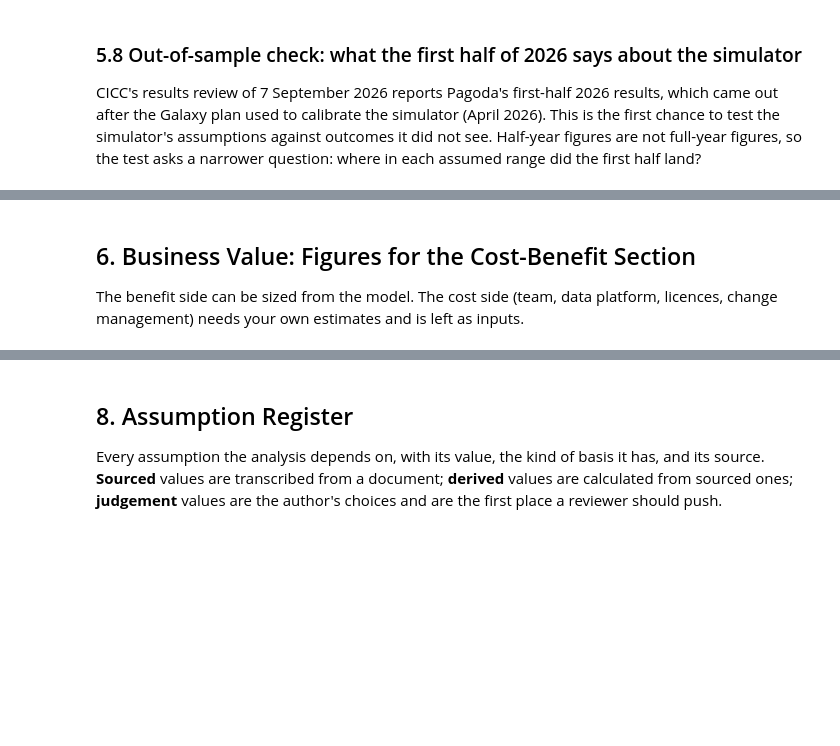
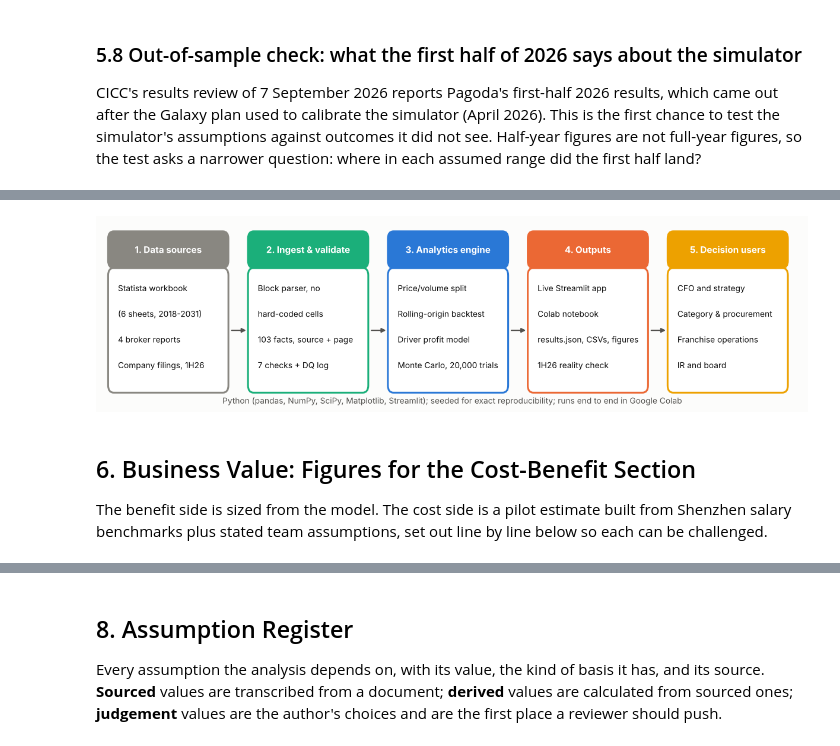
Before and after one commit to andrizomai/Pagoda-Business-Analytics-, a Jupyter notebook: pagoda_capstone_analytics_(MSBA).ipynb, the cells around one changed output, grey strips where cells are left out. Cells and saved outputs as stored; diff of their text form; code cells hidden in the pictures; blank space fills up the shorter version.

```diff
--- a/pagoda_capstone_analytics_(MSBA).ipynb
+++ b/pagoda_capstone_analytics_(MSBA).ipynb
@@ -1261,6 +1298,28 @@ The simulator's ranges are left unchanged so its results stay comparable with ea
+# %%
+from matplotlib.patches import FancyBboxPatch
+layers = [("1. Data sources", ["Statista workbook", "(6 sheets, 2018-2031)", "4 broker reports", "Company filings, 1H26"], C["muted"]),
+          ("2. Ingest & validate", ["Block parser, no", "hard-coded cells", "103 facts, source + page", "7 checks + DQ log"], C["aqua"]),
+          ("3. Analytics engine", ["Price/volume split", "Rolling-origin backtest", "Driver profit model", "Monte Carlo, 20,000 trials"], C["blue"]),
+          ("4. Outputs", ["Live Streamlit app", "Colab notebook", "results.json, CSVs, figures", "1H26 reality check"], C["orange"]),
+          ("5. Decision users", ["CFO and strategy", "Category & procurement", "Franchise operations", "IR and board"], C["yellow"])]
+fig, ax = plt.subplots(figsize=(11, 3.1)); ax.set_axis_off(); ax.set_xlim(0, 5); ax.set_ylim(0, 1)
+for k, (head, lines, col) in enumerate(layers):
+    x0 = k + 0.05
+    ax.add_patch(FancyBboxPatch((x0, 0.08), 0.84, 0.66, boxstyle="round,pad=0.01,rounding_size=0.04", fc="white", ec=col, lw=2))
+    ax.add_patch(FancyBboxPatch((x0, 0.76), 0.84, 0.18, boxstyle="round,pad=0.01,rounding_size=0.04", fc=col, ec=col, lw=2))
+    ax.text(x0 + 0.42, 0.85, head, ha="center", va="center", color="white", fontweight="bold", fontsize=10)
+    for j, line in enumerate(lines):
+        ax.text(x0 + 0.06, 0.64 - j * 0.14, line, ha="left", va="center", color=C["ink"], fontsize=9)
+    if k < 4:
+        ax.annotate("", xy=(k + 1.04, 0.41), xytext=(k + 0.91, 0.41), arrowprops=dict(arrowstyle="-|>", color=C["ink2"], lw=1.5))
+ax.text(2.5, 0.0, "Python (pandas, NumPy, SciPy, Matplotlib, Streamlit); seeded for exact reproducibility; runs end to end in Google Colab",
+        ha="center", va="bottom", color=C["ink2"], fontsize=9)
+fig.tight_layout(); fig.savefig(OUT / "fig0_architecture.png", dpi=200); plt.show()
+# %% [output]
+[figure, added]
 # %% [markdown]
 ## 6. Business Value: Figures for the Cost-Benefit Section
-The benefit side can be sized from the model. The cost side (team, data platform, licences, change management) needs your own estimates and is left as inputs.
+The benefit side is sized from the model. The cost side is a pilot estimate built from Shenzhen salary benchmarks plus stated team assumptions, set out line by line below so each can be challenged.
 # %%
 rev26 = float(chk["revenue"][0, 0])
 def with_margin_lift(ranges, lift):
```
Also changed, not shown: parts of 9 cells of this notebook, 8 other files.
